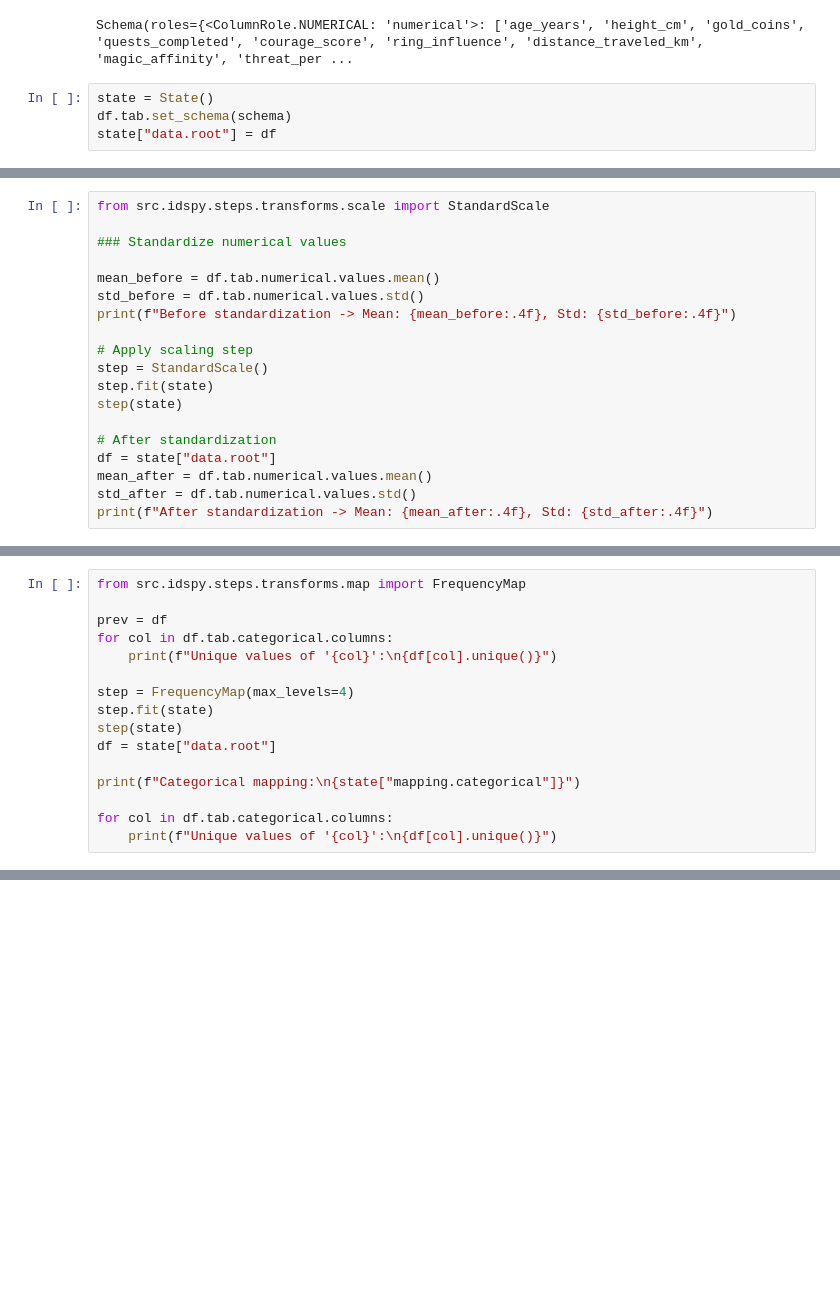
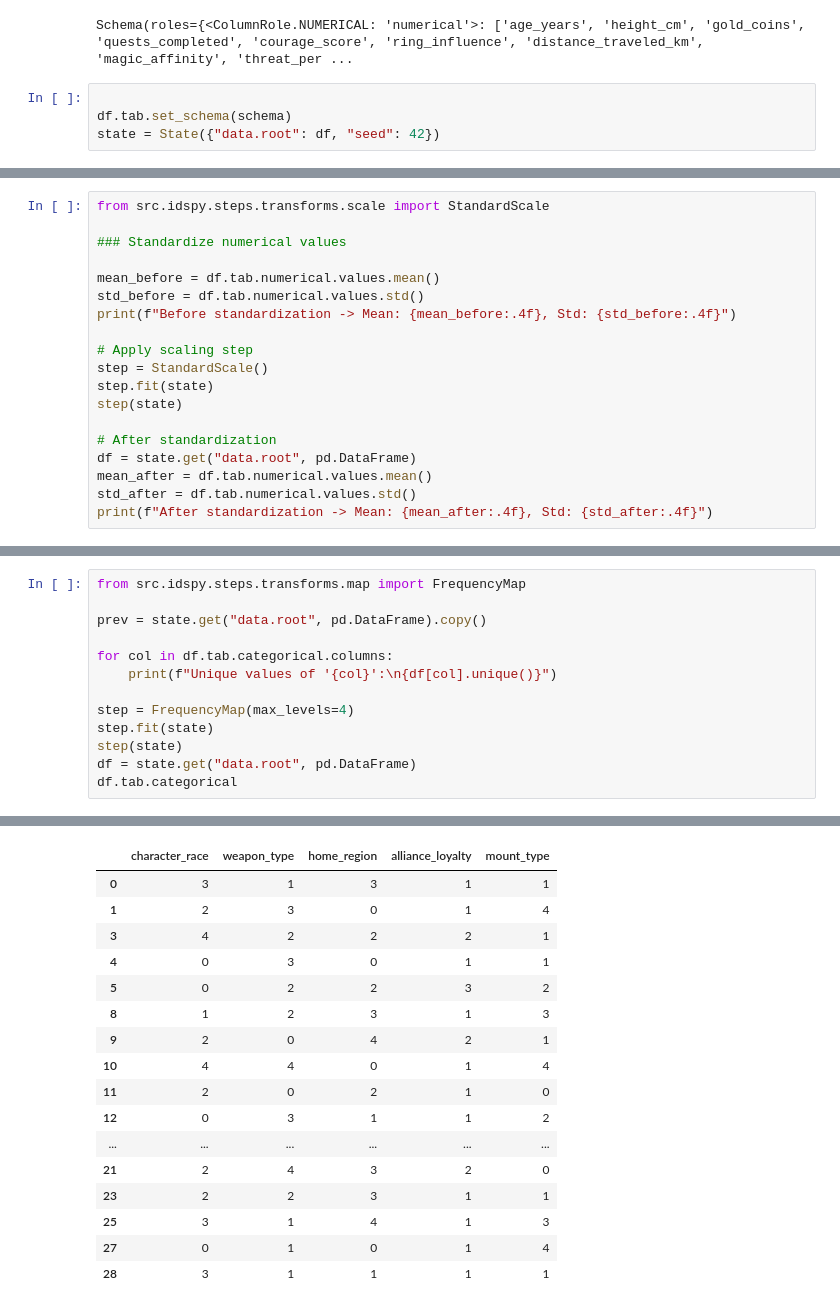
Before and after one commit to SimoneCarrozzo/my_idspy, a Jupyter notebook: examples/pre_processing.ipynb, the cells around one changed output, grey strips where cells are left out. Cells and saved outputs as stored; diff of their text form; blank space fills up the shorter version.

```diff
--- a/examples/pre_processing.ipynb
+++ b/examples/pre_processing.ipynb
@@ -103,7 +117,7 @@ schema
 # %% [output]
 Schema(roles={<ColumnRole.NUMERICAL: 'numerical'>: ['age_years', 'height_cm', 'gold_coins', 'quests_completed', 'courage_score', 'ring_influence', 'distance_traveled_km', 'magic_affinity', 'threat_per ...
 # %%
-state = State()
+
 df.tab.set_schema(schema)
-state["data.root"] = df
+state = State({"data.root": df, "seed": 42})
 # %% [markdown]
@@ -154,7 +174,7 @@ step.fit(state)
 step(state)
 
 # After standardization
-df = state["data.root"]
+df = state.get("data.root", pd.DataFrame)
 mean_after = df.tab.numerical.values.mean()
 std_after = df.tab.numerical.values.std()
 print(f"After standardization -> Mean: {mean_after:.4f}, Std: {std_after:.4f}")
@@ -166,19 +188,16 @@ After standardization -> Mean: -0.0484, Std: 1.0342
 # %%
 from src.idspy.steps.transforms.map import FrequencyMap
 
-prev = df
+prev = state.get("data.root", pd.DataFrame).copy()
+
 for col in df.tab.categorical.columns:
     print(f"Unique values of '{col}':\n{df[col].unique()}")
 
 step = FrequencyMap(max_levels=4)
 step.fit(state)
 step(state)
-df = state["data.root"]
-
-print(f"Categorical mapping:\n{state["mapping.categorical"]}")
-
-for col in df.tab.categorical.columns:
-    print(f"Unique values of '{col}':\n{df[col].unique()}")
+df = state.get("data.root", pd.DataFrame)
+df.tab.categorical
 # %% [output]
 Unique values of 'character_race':
 ['Elf' 'Hobbit' 'Uruk-hai' 'Orc' 'Dwarf' 'Human' 'Wizard']
@@ -199,0 +212,17 @@ Unique values of 'mount_type':
+|  | character_race | weapon_type | home_region | alliance_loyalty | mount_type |
+| 0 | 3 | 1 | 3 | 1 | 1 |
+| 1 | 2 | 3 | 0 | 1 | 4 |
+| 3 | 4 | 2 | 2 | 2 | 1 |
+| 4 | 0 | 3 | 0 | 1 | 1 |
+| 5 | 0 | 2 | 2 | 3 | 2 |
+| 8 | 1 | 2 | 3 | 1 | 3 |
+| 9 | 2 | 0 | 4 | 2 | 1 |
+| 10 | 4 | 4 | 0 | 1 | 4 |
+| 11 | 2 | 0 | 2 | 1 | 0 |
+| 12 | 0 | 3 | 1 | 1 | 2 |
+| ... | ... | ... | ... | ... | ... |
+| 21 | 2 | 4 | 3 | 2 | 0 |
+| 23 | 2 | 2 | 3 | 1 | 1 |
+| 25 | 3 | 1 | 4 | 1 | 3 |
+| 27 | 0 | 1 | 0 | 1 | 4 |
+| 28 | 3 | 1 | 1 | 1 | 1 |
```
Also changed, not shown: parts of 13 cells of this notebook, 5 other files.
